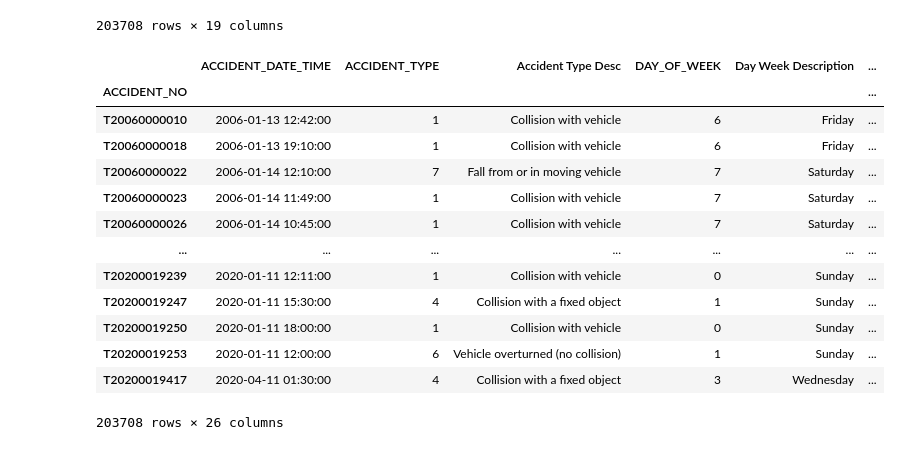
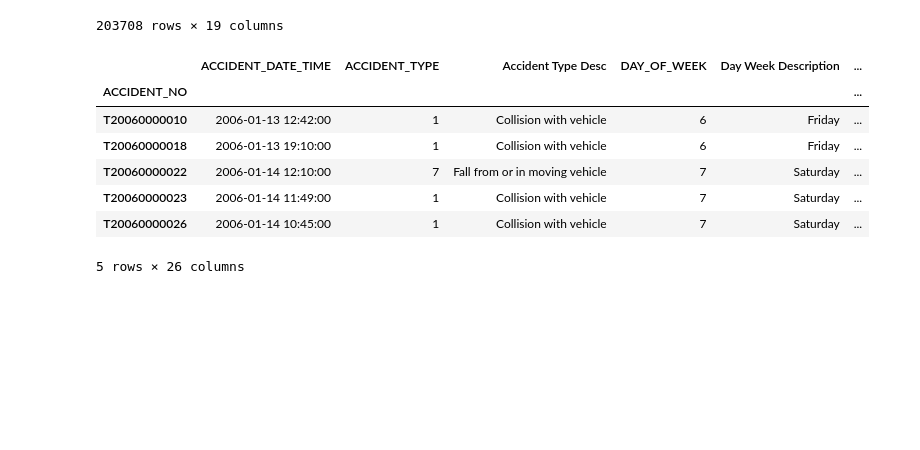
Before and after one commit to lethib/enea_study_case, a Jupyter notebook: data_exploration.ipynb, the cells around one changed output. Drawn from its saved outputs; the diff is of its cells as text; code cells hidden in the pictures; blank space fills up the shorter version.

Commit message:
data analysis started

```diff
--- a/data_exploration.ipynb
+++ b/data_exploration.ipynb
@@ -354,19 +354,13 @@ new_df
 203708 rows × 19 columns
 # %%
 new_df = pd.concat([new_df, prepro_mean_age, mean_year_surf, weather, road_cond], axis=1)
-new_df.to_csv('data/acc_dataset.csv')
+new_df.head()
 # %% [output]
 |  | ACCIDENT_DATE_TIME | ACCIDENT_TYPE | Accident Type Desc | DAY_OF_WEEK | Day Week Description | ... |
 | ACCIDENT_NO |  |  |  |  |  | ... |
 | T20060000010 | 2006-01-13 12:42:00 | 1 | Collision with vehicle | 6 | Friday | ... |
 | T20060000018 | 2006-01-13 19:10:00 | 1 | Collision with vehicle | 6 | Friday | ... |
 | T20060000022 | 2006-01-14 12:10:00 | 7 | Fall from or in moving vehicle | 7 | Saturday | ... |
 | T20060000023 | 2006-01-14 11:49:00 | 1 | Collision with vehicle | 7 | Saturday | ... |
 | T20060000026 | 2006-01-14 10:45:00 | 1 | Collision with vehicle | 7 | Saturday | ... |
-| ... | ... | ... | ... | ... | ... | ... |
-| T20200019239 | 2020-01-11 12:11:00 | 1 | Collision with vehicle | 0 | Sunday | ... |
-| T20200019247 | 2020-01-11 15:30:00 | 4 | Collision with a fixed object | 1 | Sunday | ... |
-| T20200019250 | 2020-01-11 18:00:00 | 1 | Collision with vehicle | 0 | Sunday | ... |
-| T20200019253 | 2020-01-11 12:00:00 | 6 | Vehicle overturned (no collision) | 1 | Sunday | ... |
-| T20200019417 | 2020-04-11 01:30:00 | 4 | Collision with a fixed object | 3 | Wednesday | ... |
-203708 rows × 26 columns
+5 rows × 26 columns
```
Also changed, not shown: parts of 1 cell of this notebook, 2 other files.
